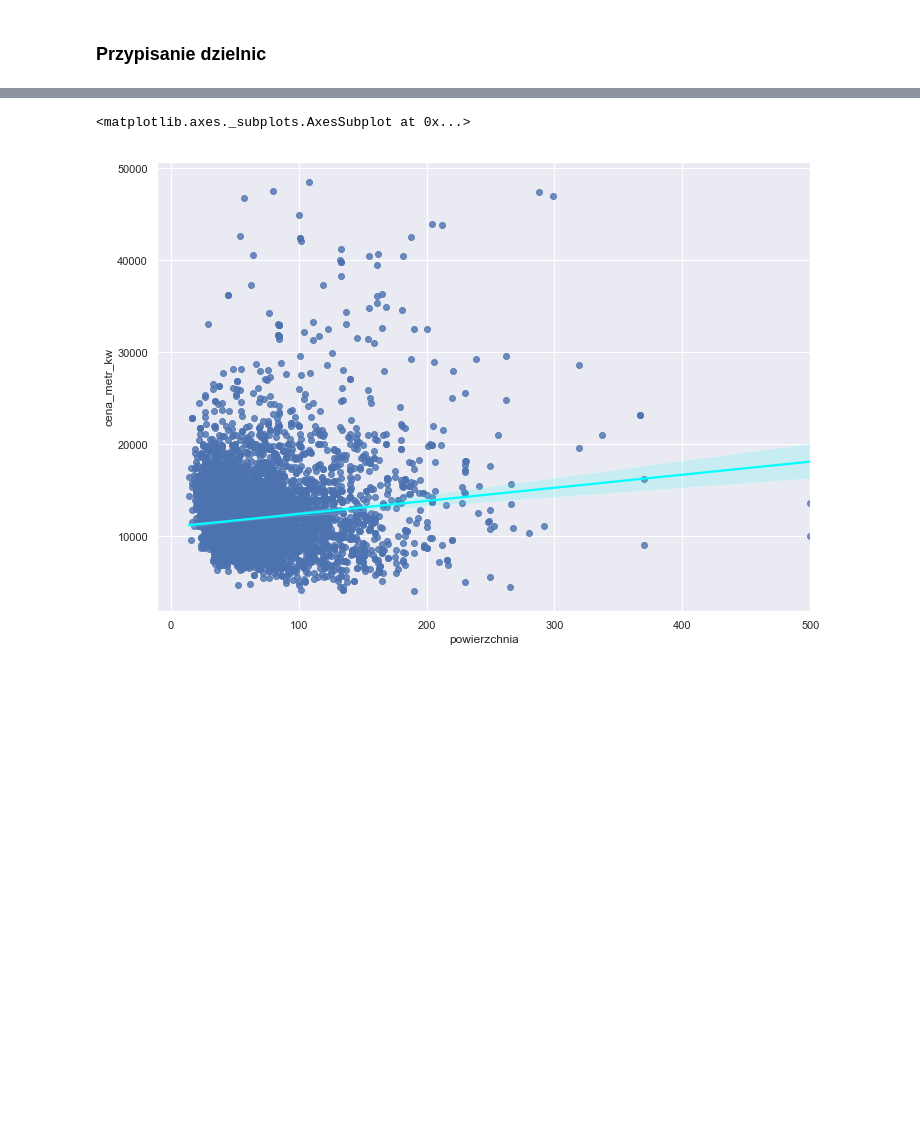
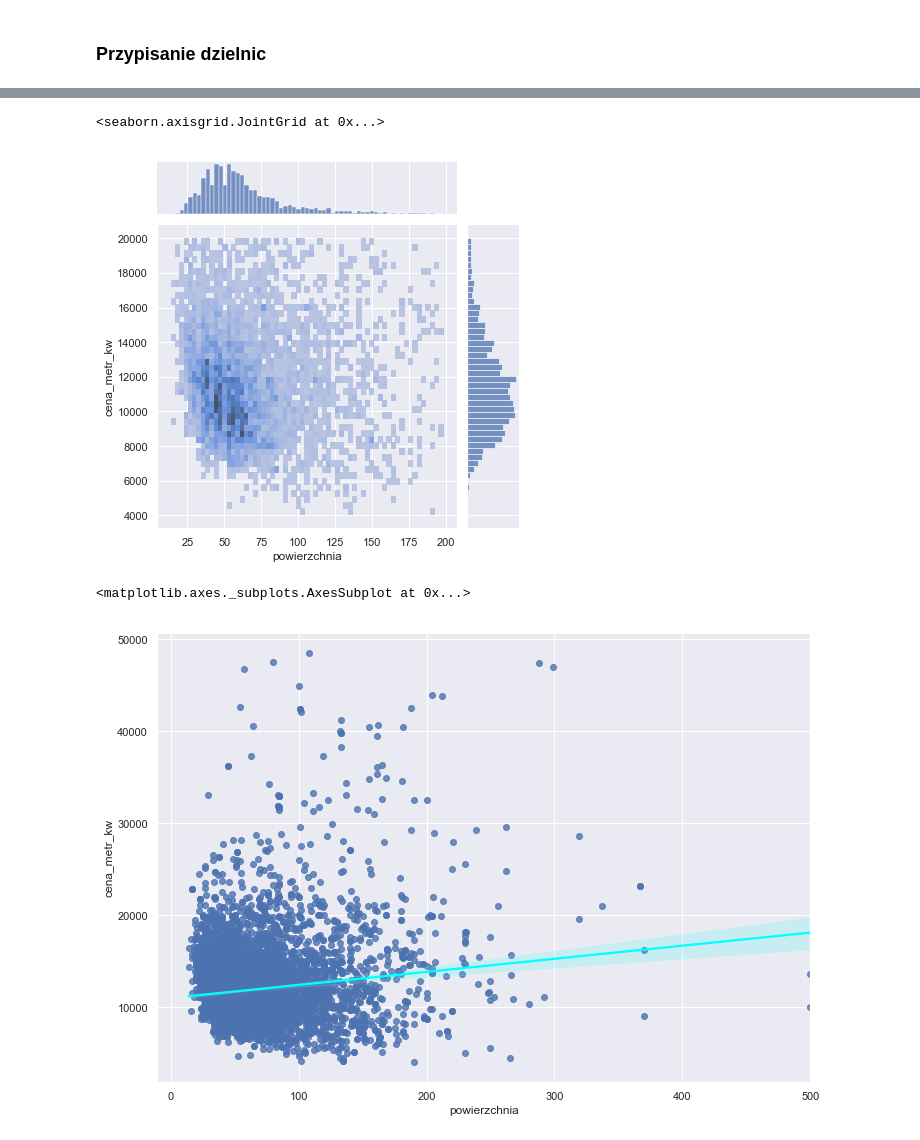
Before and after one commit to michalgosk/Nieruchomosci, a Jupyter notebook: webscraping-MAIN.ipynb, the cells around one changed output, grey strips where cells are left out. Drawn from its saved outputs; the diff is of its cells as text; code cells hidden in the pictures; blank space fills up the shorter version.

```diff
--- a/webscraping-MAIN.ipynb
+++ b/webscraping-MAIN.ipynb
@@ -1161,3 +1185,8 @@ sns.jointplot(x="powierzchnia", y="cena_metr_kw", data=df[df.pokoje>0])
+# %%
+sns.jointplot(x="powierzchnia", y="cena_metr_kw", data=df[(df.pokoje>0)&(df.cena_metr_kw<20000)&(df.powierzchnia<200)],kind="hist")
+# %% [output]
+<seaborn.axisgrid.JointGrid at 0x...>
+[figure, added]
 # %%
 import pandas.util.testing as tm
 
```
Also changed, not shown: parts of 34 cells of this notebook.
